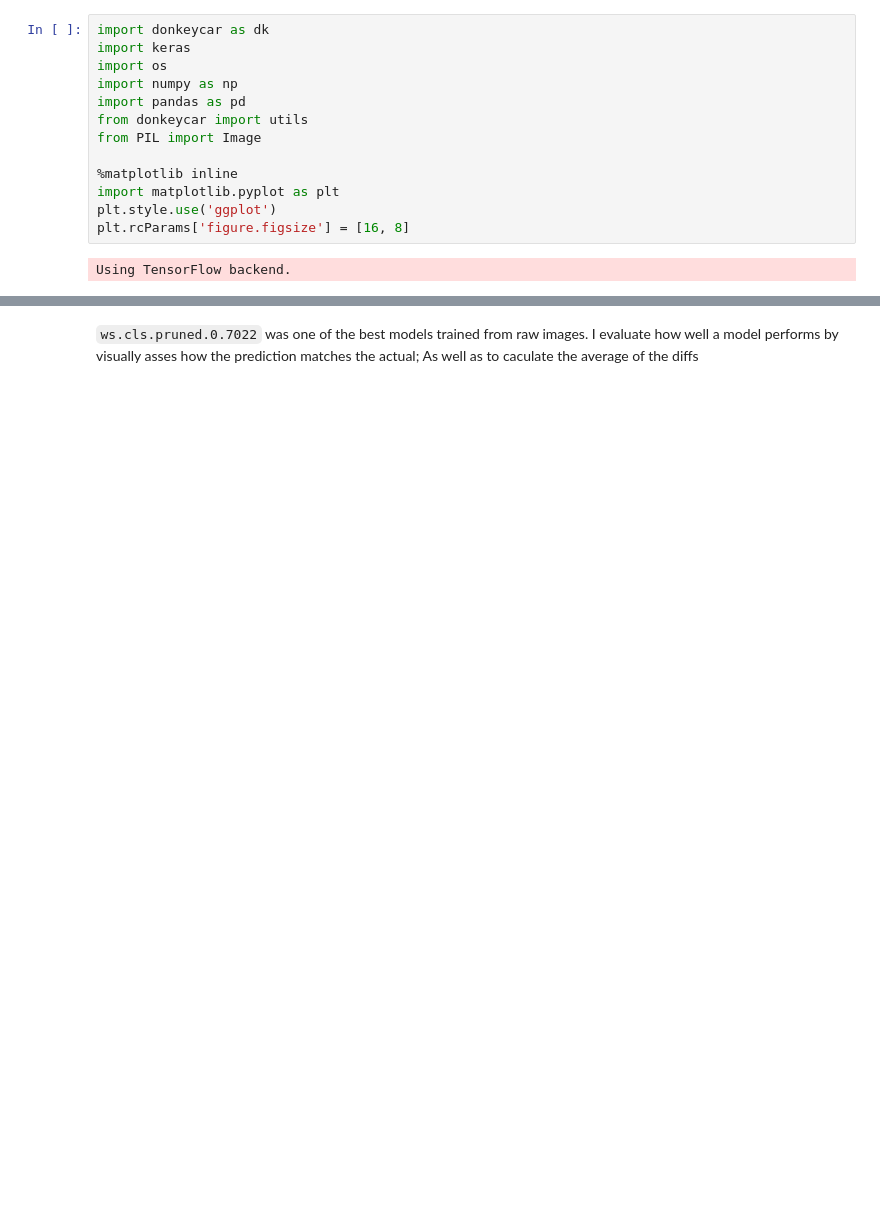
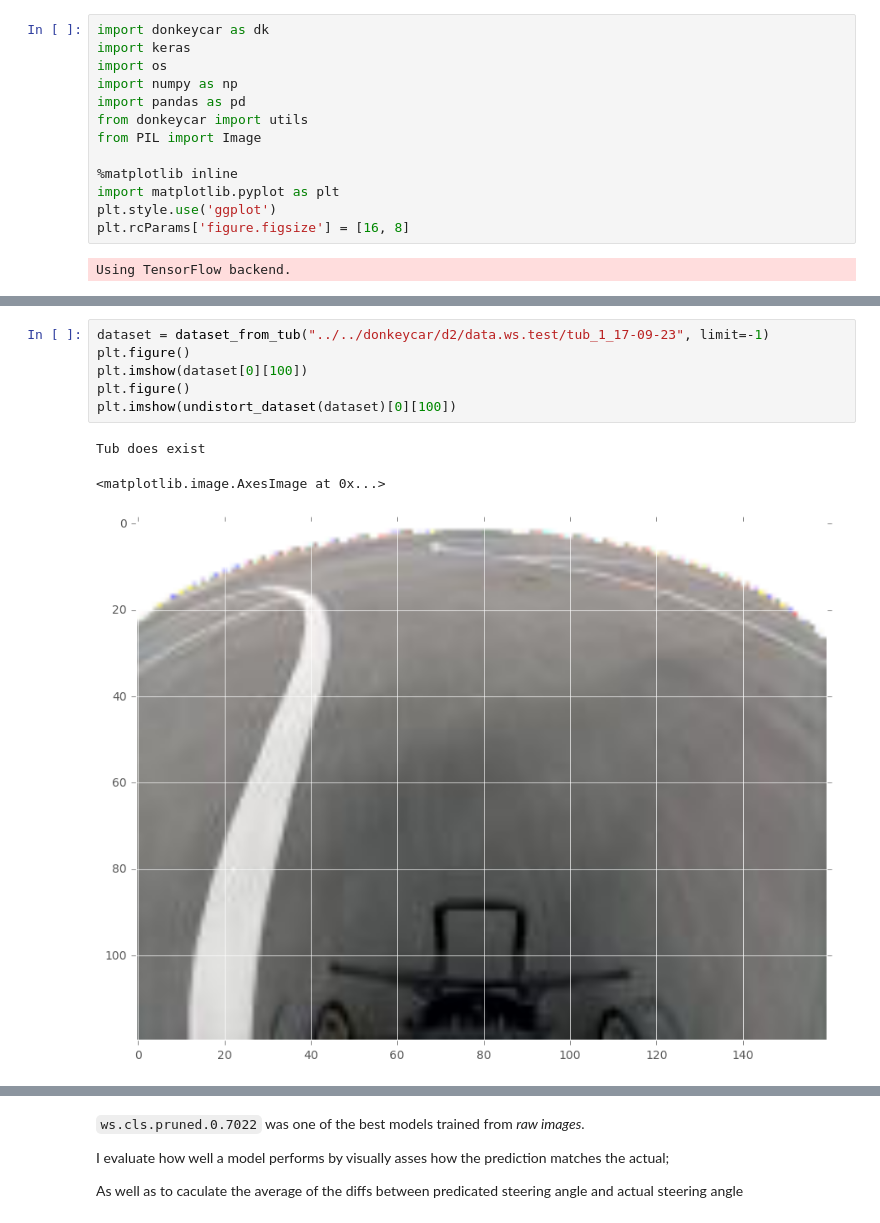
Before and after one commit to test-v1/notebooks-1, a Jupyter notebook: donkeycar/undistorted images.ipynb, the cells around one changed output, grey strips where cells are left out. Cells and saved outputs as stored; diff of their text form; blank space fills up the shorter version.

```diff
--- a/donkeycar/undistorted images.ipynb
+++ b/donkeycar/undistorted images.ipynb
@@ -57,0 +58,10 @@ def undistort_dataset(dataset):
+# %%
+dataset = dataset_from_tub("../../donkeycar/d2/data.ws.test/tub_1_17-09-23", limit=-1)
+plt.figure()
+plt.imshow(dataset[0][100])
+plt.figure()
+plt.imshow(undistort_dataset(dataset)[0][100])
+# %% [output]
+Tub does exist
+<matplotlib.image.AxesImage at 0x...>
+[figure, added]
@@ -58,7 +69,9 @@ def undistort_dataset(dataset):
 # %% [markdown]
-`ws.cls.pruned.0.7022` was one of the best models trained from raw images.
+`ws.cls.pruned.0.7022` was one of the best models trained from *raw images*.
+
 I evaluate how well a model performs by visually asses how the prediction matches the actual;
-As well as to caculate the average of the diffs
+
+As well as to caculate the average of the diffs between predicated steering angle and actual steering angle
 # %%
 model = keras.models.load_model('../../donkeycar/d2/models/ws.cls.pruned.0.7022')
 dataset = dataset_from_tub("../../donkeycar/d2/data.ws.test/tub_1_17-09-23", limit=-1)
```
Also changed, not shown: parts of 10 cells of this notebook, 1 other file.
